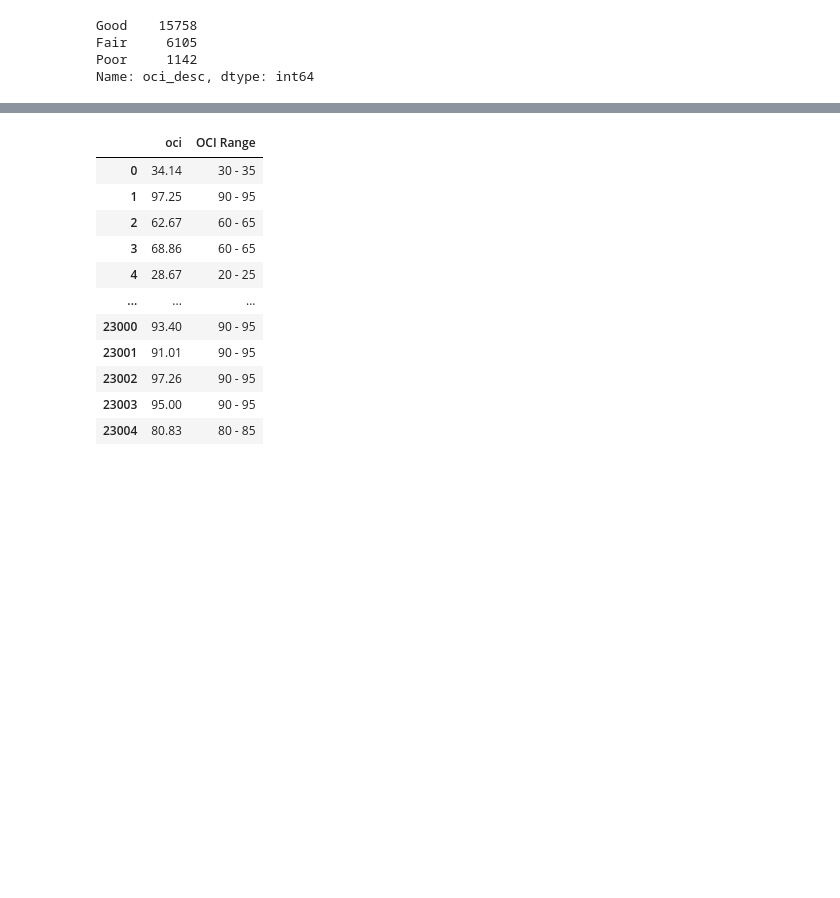
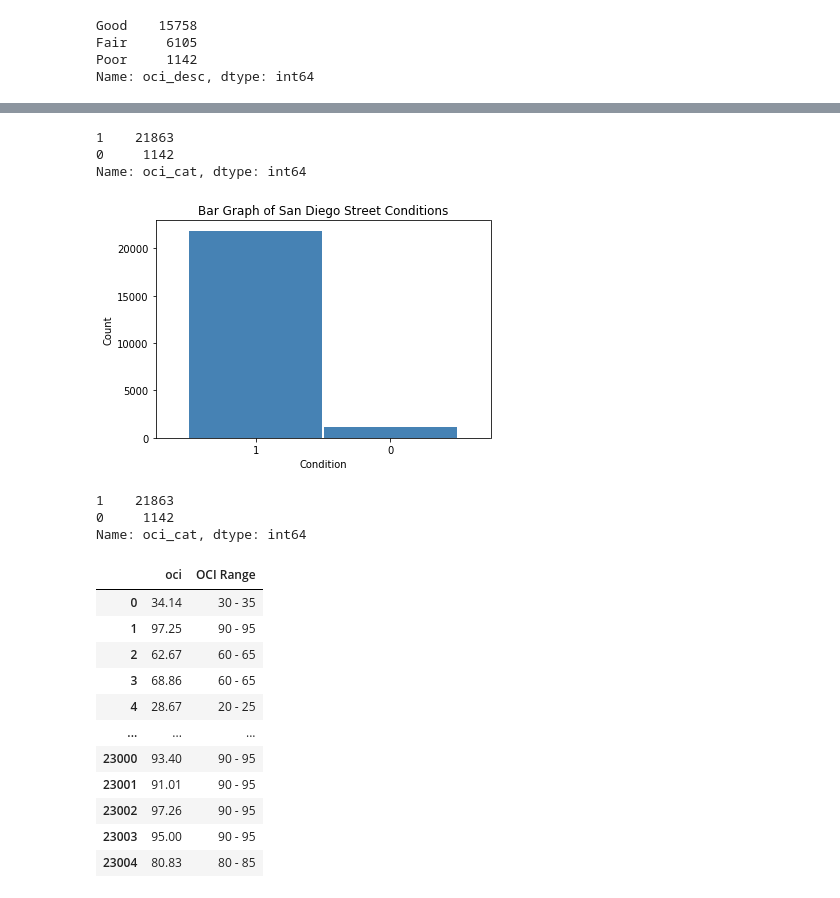
Before and after one commit to lshpaner/sd_streets, a Jupyter notebook: sd_streets.ipynb, the cells around one changed output, grey strips where cells are left out. Saved outputs shown, nothing was run; the diff lists cells and outputs as text; code cells hidden in the pictures; blank space fills up the shorter version.

```diff
--- a/sd_streets.ipynb
+++ b/sd_streets.ipynb
@@ -306,3 +308,28 @@ Name: oci_desc, dtype: int64
+# %%
+df['oci_cat'] = df['oci_desc'].map({'Good':1, 'Fair':1,
+                                    'Poor':0})
+cond = df['oci_cat'].value_counts()
+cond
+# %% [output]
+1    21863
+0     1142
+Name: oci_cat, dtype: int64
+# %%
+# oci ratings bar graph
+fig = plt.figure()
+cond.plot.bar(x ='lab', y='val', rot=0, width=0.99,
+                         color="steelblue")
+plt.title ('Bar Graph of San Diego Street Conditions')
+plt.xlabel('Condition')
+plt.ylabel('Count')
+plt.show()
+
+cond
+# %% [output]
+[figure, added]
+1    21863
+0     1142
+Name: oci_cat, dtype: int64
 # %%
 # cast oci info into range of values
 labels = [ "{0} - {1}".format(i, i + 5) for i in range(0, 100, 10) ]
```
Also changed, not shown: parts of 31 cells of this notebook, 2 other files.
